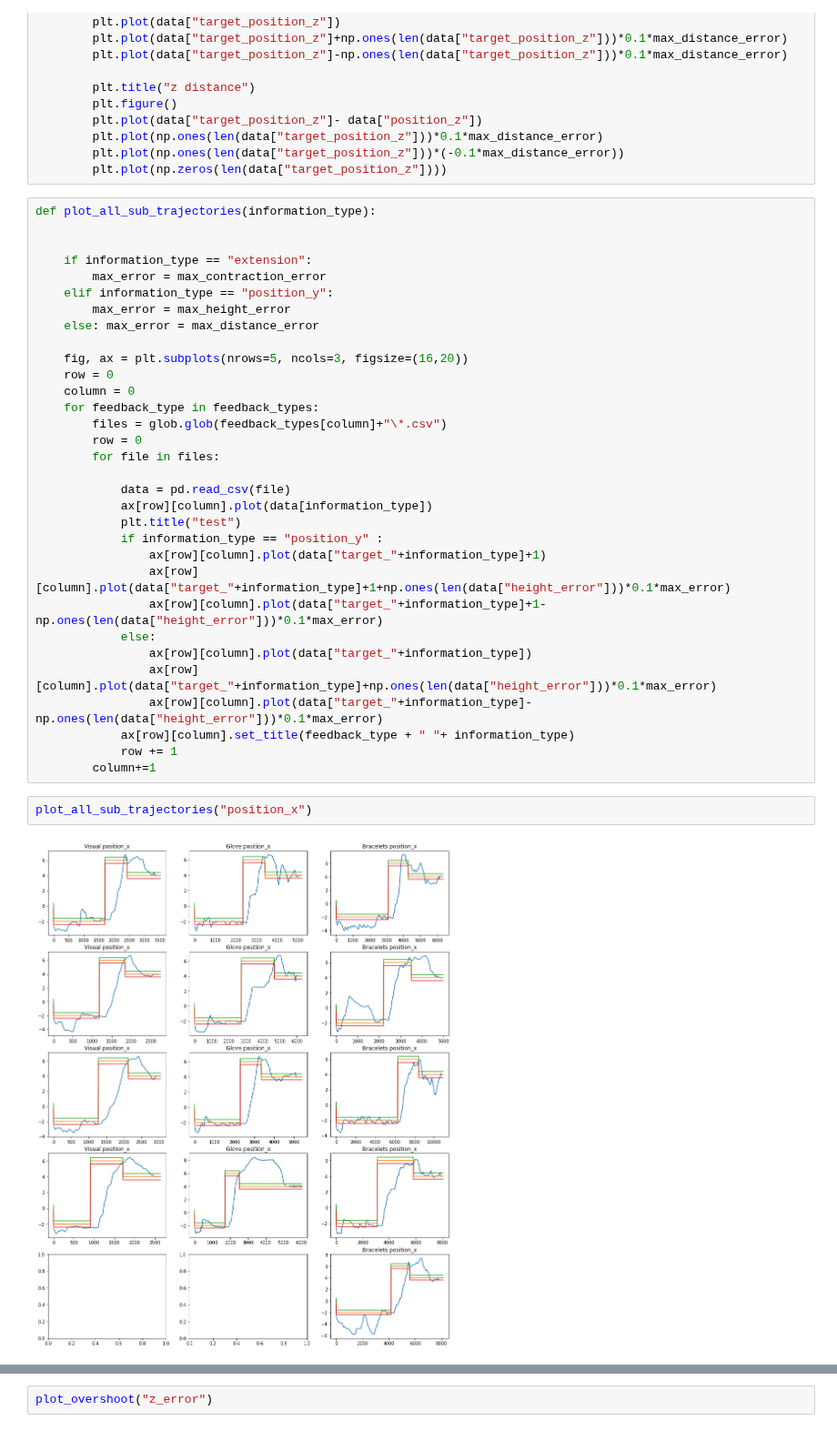
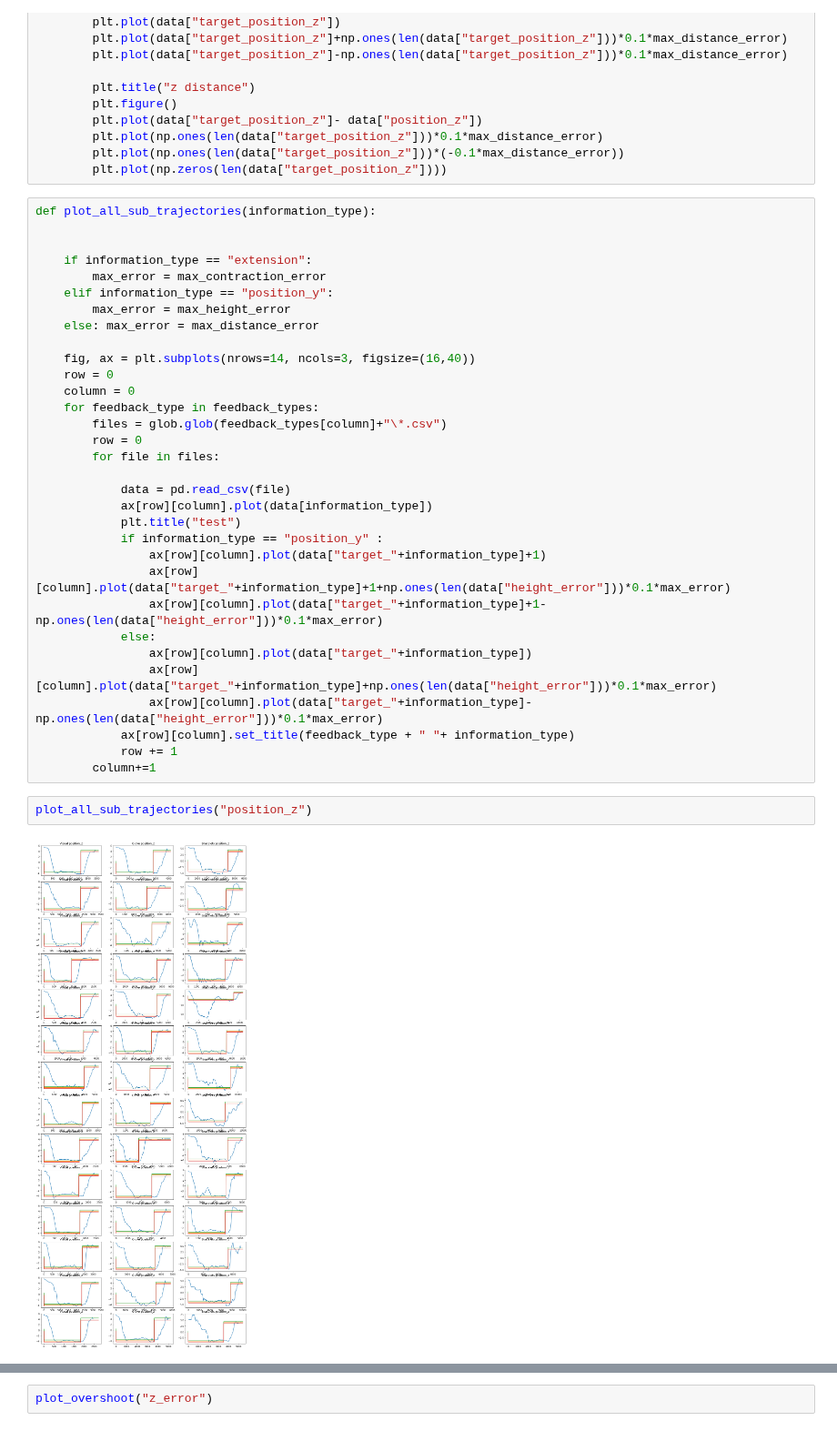
Before and after one commit to medioman22/Bidirectional_Interface, a Jupyter notebook: Hugo_data_analysis/data_analysis.ipynb, the cells around one changed output, grey strips where cells are left out. Shown at 91% size. Cells and saved outputs as stored; diff of their text form.

```diff
--- a/Hugo_data_analysis/data_analysis.ipynb
+++ b/Hugo_data_analysis/data_analysis.ipynb
@@ -206,7 +191,7 @@ def plot_all_sub_trajectories(information_type):
         max_error = max_height_error
     else: max_error = max_distance_error
 
-    fig, ax = plt.subplots(nrows=5, ncols=3, figsize=(16,20))
+    fig, ax = plt.subplots(nrows=14, ncols=3, figsize=(16,40))
     row = 0
     column = 0
     for feedback_type in feedback_types:
@@ -229,6 +214,6 @@ def plot_all_sub_trajectories(information_type):
             row += 1
         column+=1
 # %%
-plot_all_sub_trajectories("position_x")
+plot_all_sub_trajectories("position_z")
 # %% [output]
-[figure, old version]
+[figure, new version]
```
Also changed, not shown: parts of 18 cells of this notebook.
